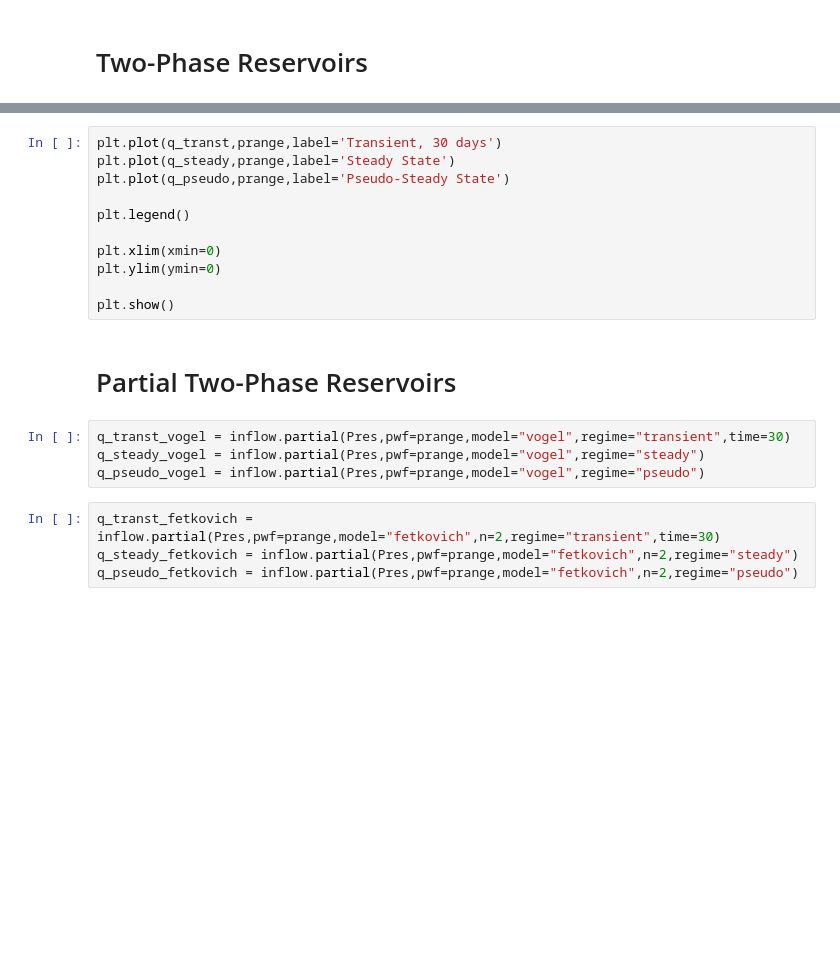
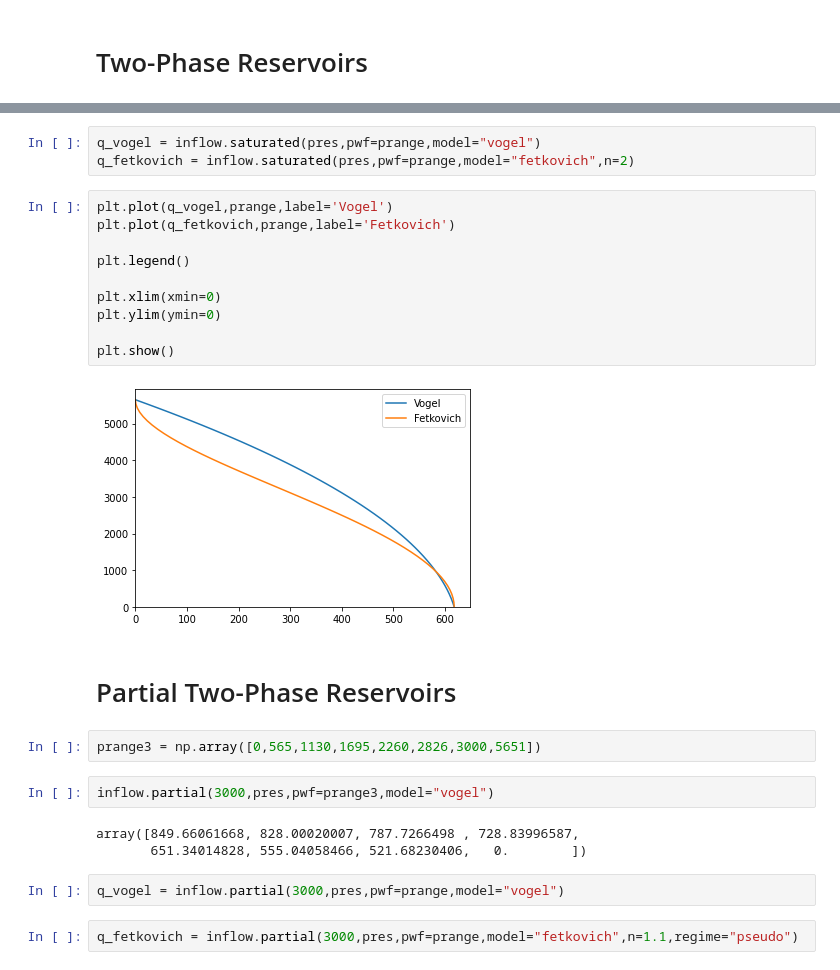
Before and after one commit to jshiriyev/data-driven-forecasting, a Jupyter notebook: notebooks/reservoir_deliverability.ipynb, the cells around one changed output, grey strips where cells are left out. Saved outputs shown, nothing was run; the diff lists cells and outputs as text; blank space fills up the shorter version.

```diff
--- a/notebooks/reservoir_deliverability.ipynb
+++ b/notebooks/reservoir_deliverability.ipynb
@@ -84,21 +96,28 @@ q_pseudo_fetkovich = inflow.saturated(Pres,pwf=prange,model="fetkovich",n=2,regi
+# %%
+q_vogel = inflow.saturated(pres,pwf=prange,model="vogel")
+q_fetkovich = inflow.saturated(pres,pwf=prange,model="fetkovich",n=2)
 # %%
-plt.plot(q_transt,prange,label='Transient, 30 days')
-plt.plot(q_steady,prange,label='Steady State')
-plt.plot(q_pseudo,prange,label='Pseudo-Steady State')
+plt.plot(q_vogel,prange,label='Vogel')
+plt.plot(q_fetkovich,prange,label='Fetkovich')
 
 plt.legend()
 
 plt.xlim(xmin=0)
 plt.ylim(ymin=0)
 
 plt.show()
+# %% [output]
+[figure, added]
 # %% [markdown]
 # Partial Two-Phase Reservoirs
+# %%
+prange3 = np.array([0,565,1130,1695,2260,2826,3000,5651])
+# %%
+inflow.partial(3000,pres,pwf=prange3,model="vogel")
+# %% [output]
+array([849.66061668, 828.00020007, 787.7266498 , 728.83996587,
+       651.34014828, 555.04058466, 521.68230406,   0.        ])
 # %%
-q_transt_vogel = inflow.partial(Pres,pwf=prange,model="vogel",regime="transient",time=30)
-q_steady_vogel = inflow.partial(Pres,pwf=prange,model="vogel",regime="steady")
-q_pseudo_vogel = inflow.partial(Pres,pwf=prange,model="vogel",regime="pseudo")
+q_vogel = inflow.partial(3000,pres,pwf=prange,model="vogel")
 # %%
-q_transt_fetkovich = inflow.partial(Pres,pwf=prange,model="fetkovich",n=2,regime="transient",time=30)
-q_steady_fetkovich = inflow.partial(Pres,pwf=prange,model="fetkovich",n=2,regime="steady")
-q_pseudo_fetkovich = inflow.partial(Pres,pwf=prange,model="fetkovich",n=2,regime="pseudo")
+q_fetkovich = inflow.partial(3000,pres,pwf=prange,model="fetkovich",n=1.1,regime="pseudo")
```
Also changed, not shown: parts of 18 cells of this notebook, 1 other file.
